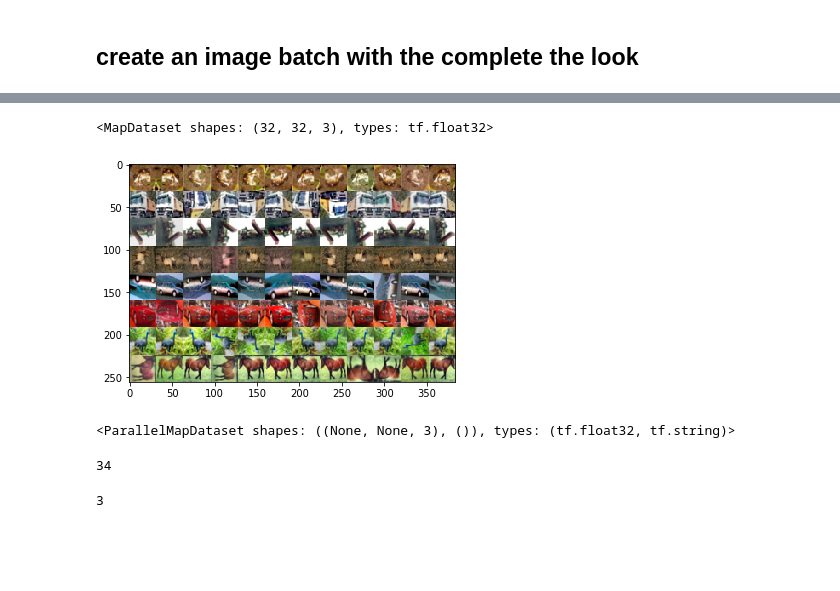
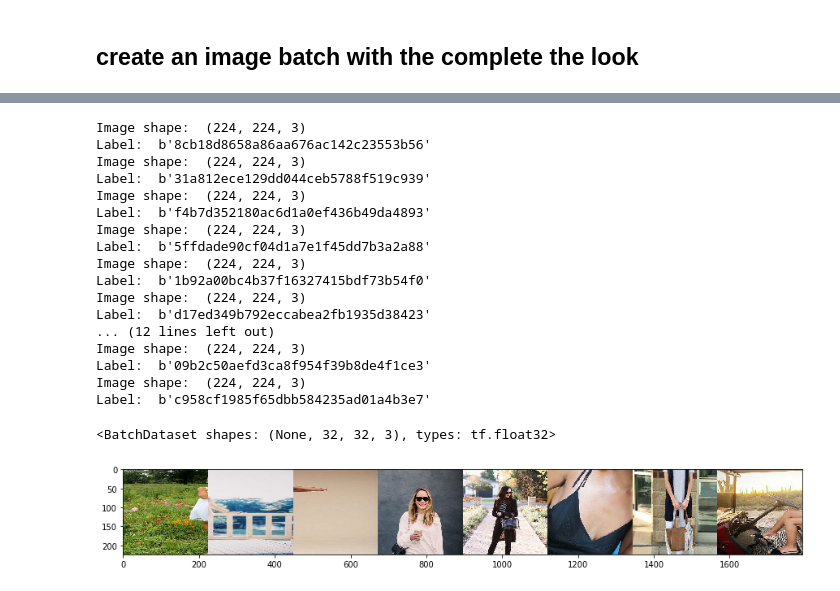
Before and after one commit to chen-bowen/machine_learning_engineer, a Jupyter notebook: Capstone/outfit_completion_recommendation_system/notebooks/3. Model Building - Get the Pretrained Network.ipynb, the cells around one changed output, grey strips where cells are left out. Cells and saved outputs as stored; diff of their text form; code cells hidden in the pictures; blank space fills up the shorter version.

Commit message:
add tf data

```diff
--- a/Capstone/outfit_completion_recommendation_system/notebooks/3. Model Building - Get the Pretrained Network.ipynb
+++ b/Capstone/outfit_completion_recommendation_system/notebooks/3. Model Building - Get the Pretrained Network.ipynb
@@ -266,3 +238,15 @@ def zoom(x: tf.Tensor) -> tf.Tensor:
 
     # Only apply cropping 50% of the time
     return tf.cond(choice < 0.5, lambda: x, lambda: random_crop(x))
+# %%
+def process_image(file_path):
+    label = get_label(file_path)
+    # load the raw data from the file as a string
+    augmentations = [flip, color, zoom,rotate]
+    img = tf.io.read_file(file_path)
+    img = decode_img(img)
+    applied_f = augmentations[np.random.choice(len(augmentations), 1)[0]]
+    img = tf.cond(
+        tf.random.uniform([], 0, 1) > 0.75, lambda: applied_f(img), lambda: img
+        )
+    return img, label
@@ -269,27 +259,50 @@ def zoom(x: tf.Tensor) -> tf.Tensor:
+# %%
+for image, label in labeled_data_training.take(14):
+    print("Image shape: ", image.numpy().shape)
+    print("Label: ", label.numpy())
+# %% [output]
+Image shape:  (224, 224, 3)
+Label:  b'8cb18d8658a86aa676ac142c23553b56'
+Image shape:  (224, 224, 3)
+Label:  b'31a812ece129dd044ceb5788f519c939'
+Image shape:  (224, 224, 3)
+Label:  b'f4b7d352180ac6d1a0ef436b49da4893'
+Image shape:  (224, 224, 3)
+Label:  b'5ffdade90cf04d1a7e1f45dd7b3a2a88'
+Image shape:  (224, 224, 3)
+Label:  b'1b92a00bc4b37f16327415bdf73b54f0'
+Image shape:  (224, 224, 3)
+Label:  b'd17ed349b792eccabea2fb1935d38423'
+... (12 lines left out)
+Image shape:  (224, 224, 3)
+Label:  b'09b2c50aefd3ca8f954f39b8de4f1ce3'
+Image shape:  (224, 224, 3)
+Label:  b'c958cf1985f65dbb584235ad01a4b3e7'
 # %%
 for image, label in labeled_data_training.take(1):
     rotate(image)
 # %%
-(x_train, y_train), (x_test, y_test) = tf.keras.datasets.cifar10.load_data()
+# (x_train, y_train), (x_test, y_test) = tf.keras.datasets.cifar10.load_data()
 
-data = (x_train[0:8] / 255).astype(np.float32)
-dataset = tf.data.Dataset.from_tensor_slices(data)
+# data = (x_train[0:8] / 255).astype(np.float32)
+# dataset = tf.data.Dataset.from_tensor_slices(data)
+# dataset = labeled_data_training
 # %%
-def plot_images(dataset, n_images, samples_per_image):
-    output = np.zeros((32 * n_images, 32 * samples_per_image, 3))
+def plot_images(dataset, n_images):
+    output = np.zeros((224, 1, 3))
 
     row = 0
-    for images in dataset.repeat(samples_per_image).batch(n_images):
-        output[:, row*32:(row+1)*32] = np.vstack(images.numpy())
+    for images, label in dataset.take(n_images):
+        output = np.concatenate((output, images.numpy()), axis=1)
         row += 1
 
-    plt.figure()
+    plt.figure(figsize=(15, 5))
     plt.imshow(output)
     plt.show()
-# %%
-dataset
-# %% [output]
-<MapDataset shapes: (32, 32, 3), types: tf.float32>
+# %%
+dataset.repeat(2).batch(3)
+# %% [output]
+<BatchDataset shapes: (None, 32, 32, 3), types: tf.float32>
 # %%
 # Add augmentations
 augmentations = [flip, color, zoom, rotate]
@@ -298,10 +311,6 @@ for f in augmentations:
     dataset = dataset.map(lambda x: tf.cond(tf.random.uniform([], 0, 1) > 0.75, lambda: f(x), lambda: x), num_parallel_calls=4)
 dataset = dataset.map(lambda x: tf.clip_by_value(x, 0, 1))
 # %%
-plot_images(dataset, n_images=8, samples_per_image=12)
+plot_images(labeled_data_training, n_images=8)
 # %% [output]
-[figure, old version]
+[figure, new version]
-# %%
-labeled_data_training
-# %% [output]
-<ParallelMapDataset shapes: ((None, None, 3), ()), types: (tf.float32, tf.string)>
@@ -320,8 +316,0 @@ r = tf.cond(tf.less(x, y), f1, f2)
-# %%
-r.numpy()
-# %% [output]
-34
-# %%
-np.random.choice(4, 1)[0]
-# %% [output]
-3
```
Also changed, not shown: parts of 10 cells of this notebook, 1 other file.
